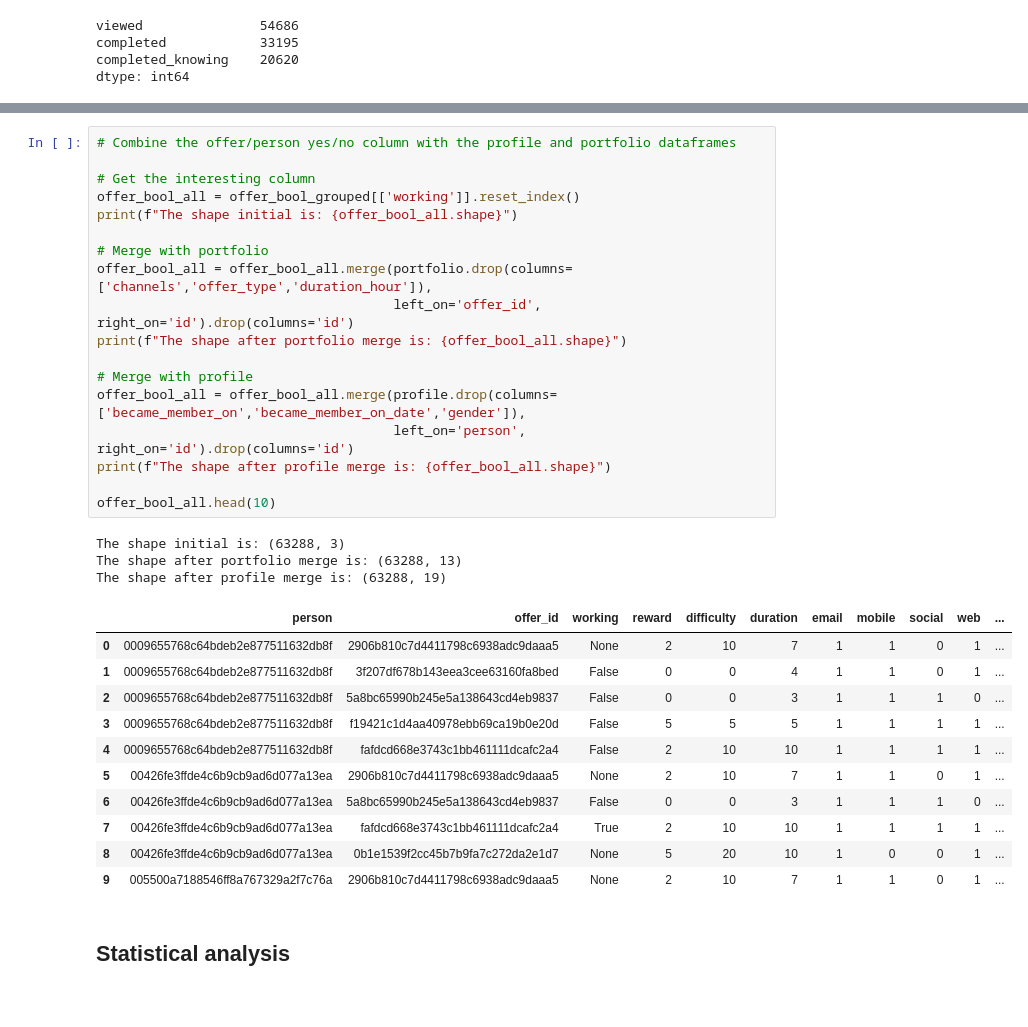
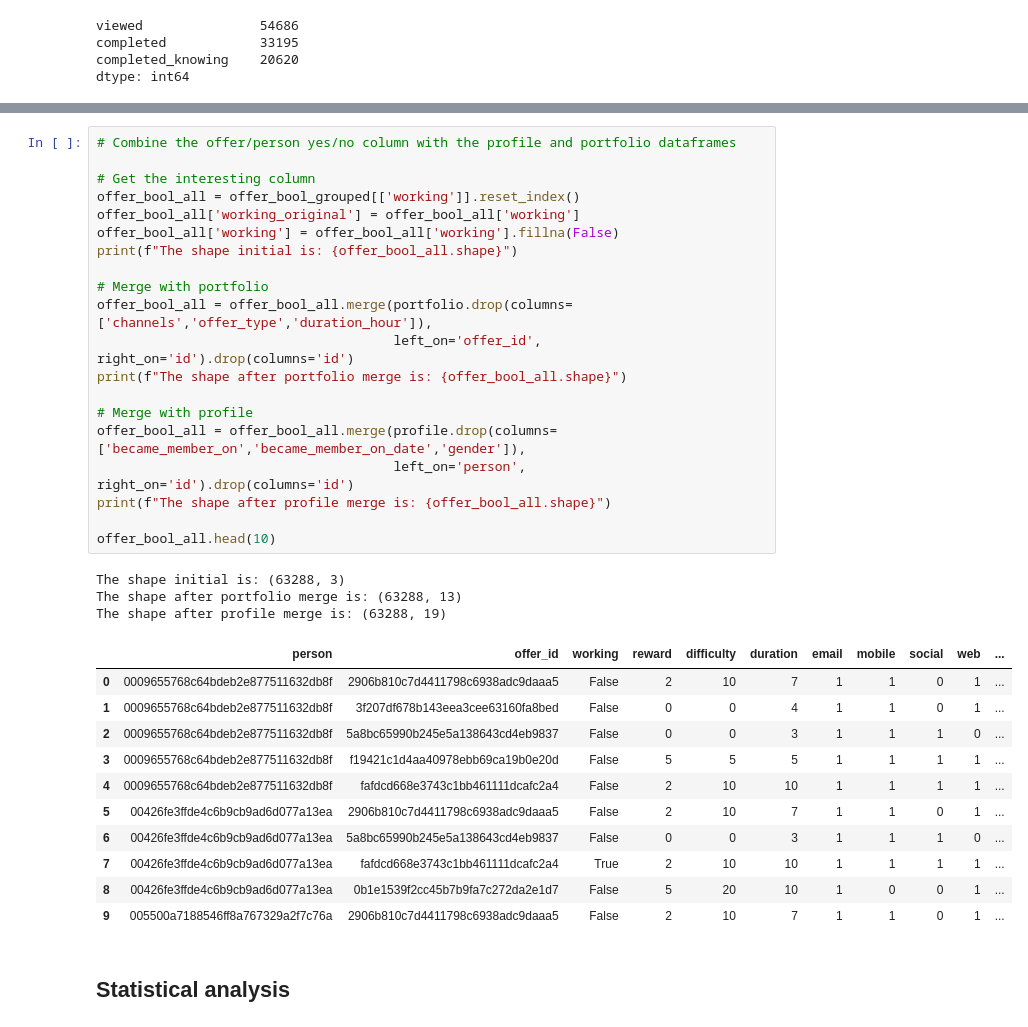
Before and after one commit to Sawy89/dsnd_starbucks_capstone, a Jupyter notebook: Starbucks_Capstone_notebook.ipynb, the cells around one changed output, grey strips where cells are left out. Saved outputs shown, nothing was run; the diff lists cells and outputs as text.

```diff
--- a/Starbucks_Capstone_notebook.ipynb
+++ b/Starbucks_Capstone_notebook.ipynb
@@ -367,36 +367,38 @@ offer_bool_grouped.head(10)
 # %%
 # Combine the offer/person yes/no column with the profile and portfolio dataframes
 
 # Get the interesting column
 offer_bool_all = offer_bool_grouped[['working']].reset_index()
+offer_bool_all['working_original'] = offer_bool_all['working']
+offer_bool_all['working'] = offer_bool_all['working'].fillna(False)
 print(f"The shape initial is: {offer_bool_all.shape}")
 
 # Merge with portfolio
 offer_bool_all = offer_bool_all.merge(portfolio.drop(columns=['channels','offer_type','duration_hour']),
                                       left_on='offer_id', right_on='id').drop(columns='id')
 print(f"The shape after portfolio merge is: {offer_bool_all.shape}")
 
 # Merge with profile
 offer_bool_all = offer_bool_all.merge(profile.drop(columns=['became_member_on','became_member_on_date','gender']),
                                       left_on='person', right_on='id').drop(columns='id')
 print(f"The shape after profile merge is: {offer_bool_all.shape}")
 
 offer_bool_all.head(10)
 # %% [output]
 The shape initial is: (63288, 3)
 The shape after portfolio merge is: (63288, 13)
 The shape after profile merge is: (63288, 19)
 |  | person | offer_id | working | reward | difficulty | duration | email | mobile | social | web | ... |
-| 0 | 0009655768c64bdeb2e877511632db8f | 2906b810c7d4411798c6938adc9daaa5 | None | 2 | 10 | 7 | 1 | 1 | 0 | 1 | ... |
+| 0 | 0009655768c64bdeb2e877511632db8f | 2906b810c7d4411798c6938adc9daaa5 | False | 2 | 10 | 7 | 1 | 1 | 0 | 1 | ... |
 | 1 | 0009655768c64bdeb2e877511632db8f | 3f207df678b143eea3cee63160fa8bed | False | 0 | 0 | 4 | 1 | 1 | 0 | 1 | ... |
 | 2 | 0009655768c64bdeb2e877511632db8f | 5a8bc65990b245e5a138643cd4eb9837 | False | 0 | 0 | 3 | 1 | 1 | 1 | 0 | ... |
 | 3 | 0009655768c64bdeb2e877511632db8f | f19421c1d4aa40978ebb69ca19b0e20d | False | 5 | 5 | 5 | 1 | 1 | 1 | 1 | ... |
 | 4 | 0009655768c64bdeb2e877511632db8f | fafdcd668e3743c1bb461111dcafc2a4 | False | 2 | 10 | 10 | 1 | 1 | 1 | 1 | ... |
-| 5 | 00426fe3ffde4c6b9cb9ad6d077a13ea | 2906b810c7d4411798c6938adc9daaa5 | None | 2 | 10 | 7 | 1 | 1 | 0 | 1 | ... |
+| 5 | 00426fe3ffde4c6b9cb9ad6d077a13ea | 2906b810c7d4411798c6938adc9daaa5 | False | 2 | 10 | 7 | 1 | 1 | 0 | 1 | ... |
 | 6 | 00426fe3ffde4c6b9cb9ad6d077a13ea | 5a8bc65990b245e5a138643cd4eb9837 | False | 0 | 0 | 3 | 1 | 1 | 1 | 0 | ... |
 | 7 | 00426fe3ffde4c6b9cb9ad6d077a13ea | fafdcd668e3743c1bb461111dcafc2a4 | True | 2 | 10 | 10 | 1 | 1 | 1 | 1 | ... |
-| 8 | 00426fe3ffde4c6b9cb9ad6d077a13ea | 0b1e1539f2cc45b7b9fa7c272da2e1d7 | None | 5 | 20 | 10 | 1 | 0 | 0 | 1 | ... |
-| 9 | 005500a7188546ff8a767329a2f7c76a | 2906b810c7d4411798c6938adc9daaa5 | None | 2 | 10 | 7 | 1 | 1 | 0 | 1 | ... |
+| 8 | 00426fe3ffde4c6b9cb9ad6d077a13ea | 0b1e1539f2cc45b7b9fa7c272da2e1d7 | False | 5 | 20 | 10 | 1 | 0 | 0 | 1 | ... |
+| 9 | 005500a7188546ff8a767329a2f7c76a | 2906b810c7d4411798c6938adc9daaa5 | False | 2 | 10 | 7 | 1 | 1 | 0 | 1 | ... |
 # %% [markdown]
 ## Statistical analysis
 # %%
```
Also changed, not shown: parts of 4 cells of this notebook.
